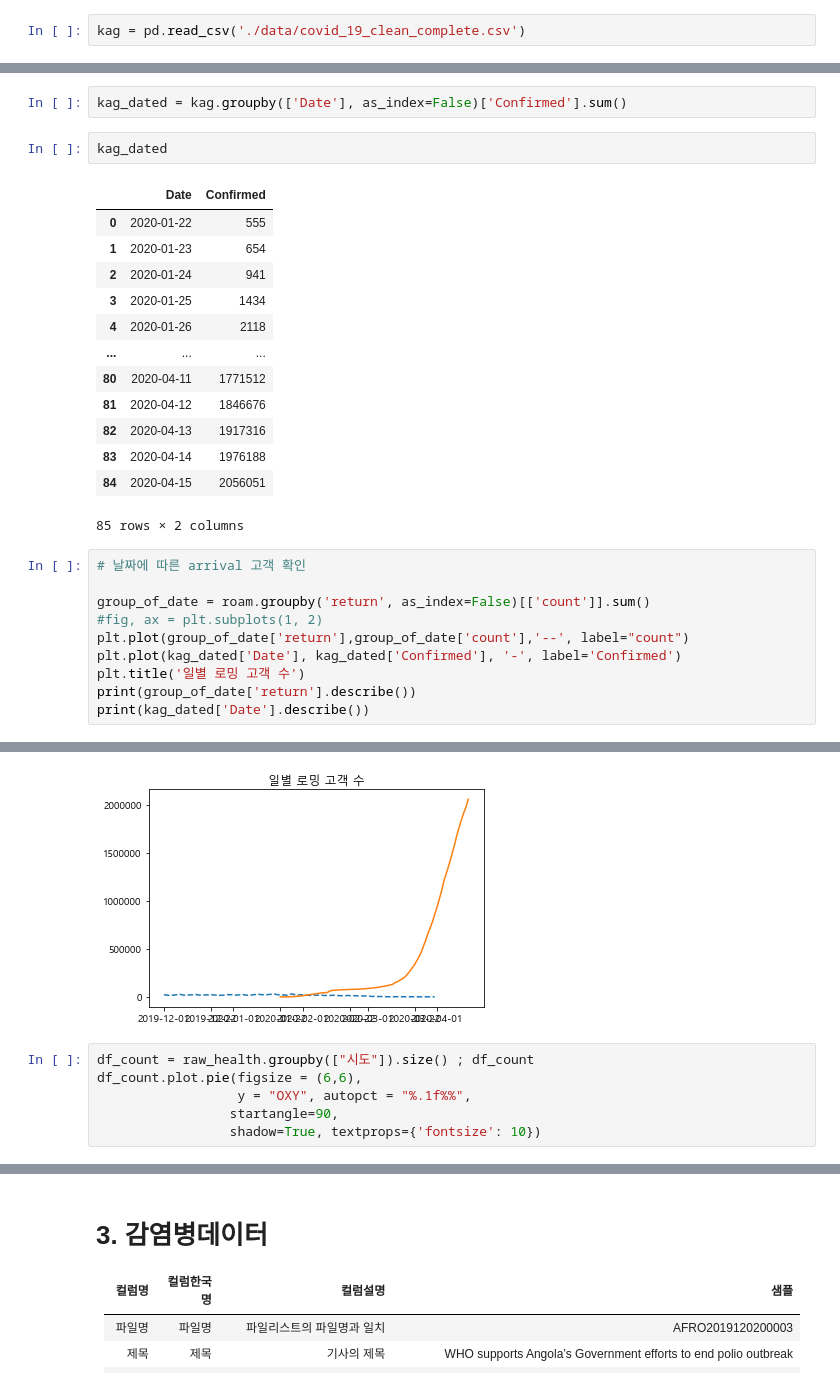
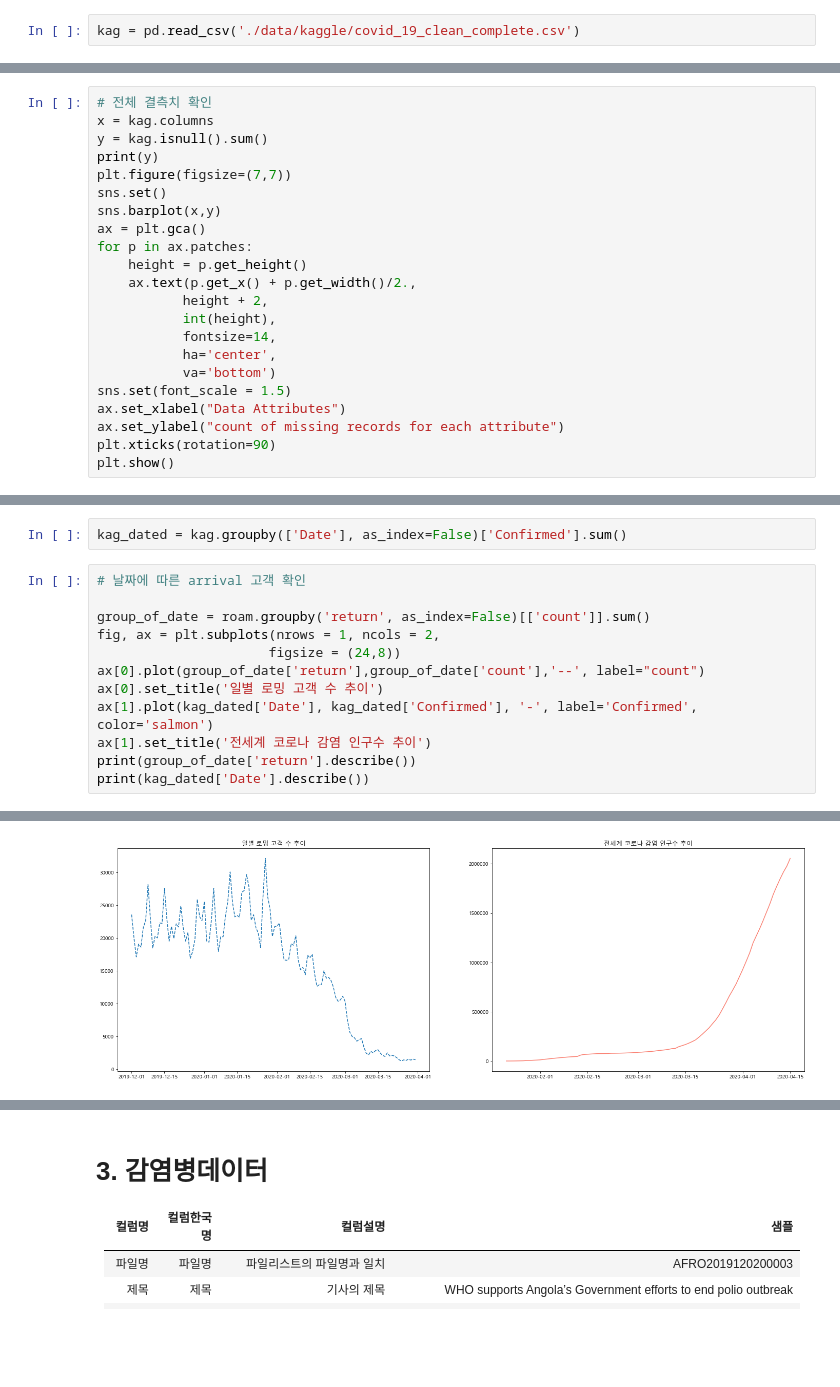
Before and after one commit to Hinterhalter/Post-COVID-19_modeling, a Jupyter notebook: Exploratory_Data_Analysis.ipynb, the cells around one changed output, grey strips where cells are left out. Drawn from its saved outputs; the diff is of its cells as text; blank space fills up the shorter version.

```diff
--- a/Exploratory_Data_Analysis.ipynb
+++ b/Exploratory_Data_Analysis.ipynb
@@ -199,7 +232,7 @@ Text(0.5, 1.0, '일별 로밍 평균 고객 수')
 # %% [markdown]
 # 2. 캐글 데이터
 # %%
-kag = pd.read_csv('./data/covid_19_clean_complete.csv')
+kag = pd.read_csv('./data/kaggle/covid_19_clean_complete.csv')
 # %%
 kag['Date'] = pd.to_datetime(kag['Date'])
 # %%
@@ -211,3 +244,25 @@ kag.head()
 | 2 | NaN | Algeria | 28.0339 | 1.6596 | 2020-01-22 | 0 | 0 | 0 |
 | 3 | NaN | Andorra | 42.5063 | 1.5218 | 2020-01-22 | 0 | 0 | 0 |
 | 4 | NaN | Angola | -11.2027 | 17.8739 | 2020-01-22 | 0 | 0 | 0 |
+# %%
+# 전체 결측치 확인
+x = kag.columns
+y = kag.isnull().sum()
+print(y)
+plt.figure(figsize=(7,7))
+sns.set()
+sns.barplot(x,y)
+ax = plt.gca()
+for p in ax.patches:
+    height = p.get_height()
+    ax.text(p.get_x() + p.get_width()/2.,
+           height + 2,
+           int(height),
+           fontsize=14,
+           ha='center',
+           va='bottom')
+sns.set(font_scale = 1.5)
+ax.set_xlabel("Data Attributes")
+ax.set_ylabel("count of missing records for each attribute")
+plt.xticks(rotation=90)
+plt.show()
@@ -214,50 +381,30 @@ kag.head()
 # %%
 kag_dated = kag.groupby(['Date'], as_index=False)['Confirmed'].sum()
-# %%
-kag_dated
-# %% [output]
-|  | Date | Confirmed |
-| 0 | 2020-01-22 | 555 |
-| 1 | 2020-01-23 | 654 |
-| 2 | 2020-01-24 | 941 |
-| 3 | 2020-01-25 | 1434 |
-| 4 | 2020-01-26 | 2118 |
-| ... | ... | ... |
-| 80 | 2020-04-11 | 1771512 |
-| 81 | 2020-04-12 | 1846676 |
-| 82 | 2020-04-13 | 1917316 |
-| 83 | 2020-04-14 | 1976188 |
-| 84 | 2020-04-15 | 2056051 |
-85 rows × 2 columns
 # %%
 # 날짜에 따른 arrival 고객 확인
 
 group_of_date = roam.groupby('return', as_index=False)[['count']].sum()
-#fig, ax = plt.subplots(1, 2)
-plt.plot(group_of_date['return'],group_of_date['count'],'--', label="count")
-plt.plot(kag_dated['Date'], kag_dated['Confirmed'], '-', label='Confirmed')
-plt.title('일별 로밍 고객 수')
+fig, ax = plt.subplots(nrows = 1, ncols = 2,
+                      figsize = (24,8))
+ax[0].plot(group_of_date['return'],group_of_date['count'],'--', label="count")
+ax[0].set_title('일별 로밍 고객 수 추이')
+ax[1].plot(kag_dated['Date'], kag_dated['Confirmed'], '-', label='Confirmed', color='salmon')
+ax[1].set_title('전세계 코로나 감염 인구수 추이')
 print(group_of_date['return'].describe())
 print(kag_dated['Date'].describe())
 # %% [output]
 count                     122
 unique                    122
 top       2020-03-13 00:00:00
 freq                        1
 first     2019-12-01 00:00:00
 last      2020-03-31 00:00:00
 Name: return, dtype: object
 count                      85
 unique                     85
 top       2020-03-13 00:00:00
 freq                        1
 first     2020-01-22 00:00:00
 last      2020-04-15 00:00:00
 Name: Date, dtype: object
-[figure, old version]
+[figure, new version]
-# %%
-df_count = raw_health.groupby(["시도"]).size() ; df_count
-df_count.plot.pie(figsize = (6,6),
-                  y = "OXY", autopct = "%.1f%%",
-                 startangle=90,
-                 shadow=True, textprops={'fontsize': 10})
```
Also changed, not shown: parts of 25 cells of this notebook.
